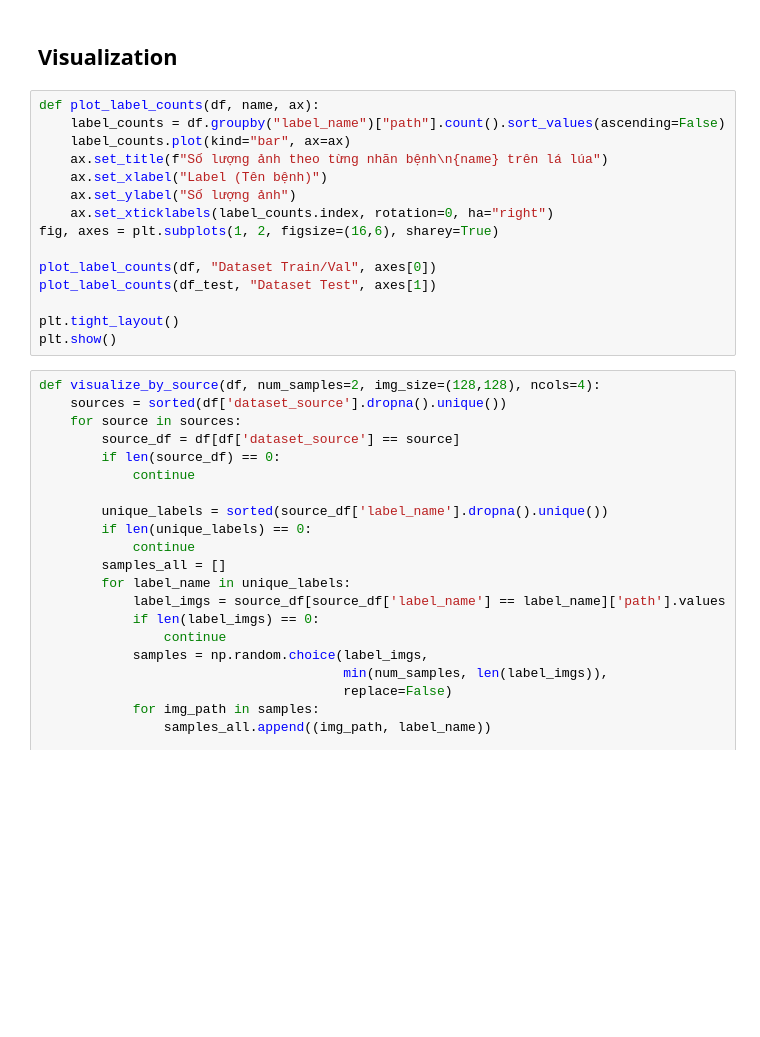
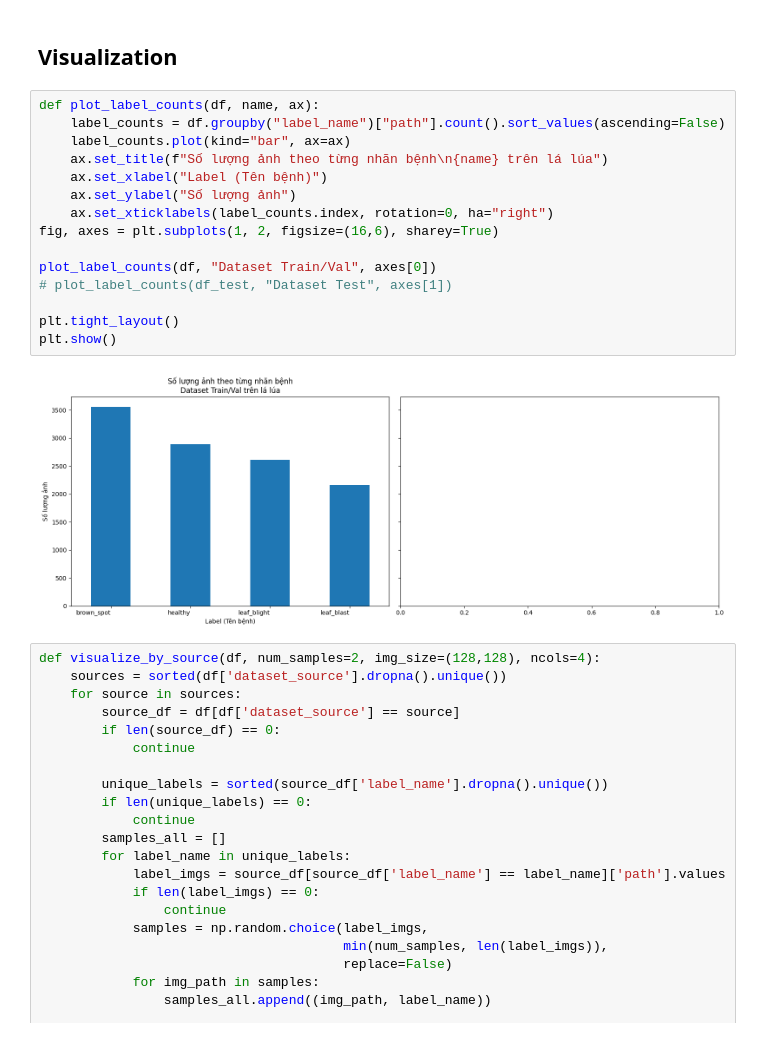
Before and after one commit to ngohongthong1832004/DEEP-learning, a Jupyter notebook: tk1/train/iuh-deeplearning-GK.ipynb, the cells around one changed output. Drawn from its saved outputs; the diff is of its cells as text; blank space fills up the shorter version.

```diff
--- a/tk1/train/iuh-deeplearning-GK.ipynb
+++ b/tk1/train/iuh-deeplearning-GK.ipynb
@@ -206,18 +287,20 @@ print(df.groupby(["dataset_source", "label_name"]).size())
 # %%
 def plot_label_counts(df, name, ax):
     label_counts = df.groupby("label_name")["path"].count().sort_values(ascending=False)
     label_counts.plot(kind="bar", ax=ax)
     ax.set_title(f"Số lượng ảnh theo từng nhãn bệnh\n{name} trên lá lúa")
     ax.set_xlabel("Label (Tên bệnh)")
     ax.set_ylabel("Số lượng ảnh")
     ax.set_xticklabels(label_counts.index, rotation=0, ha="right")
 fig, axes = plt.subplots(1, 2, figsize=(16,6), sharey=True)
 
 plot_label_counts(df, "Dataset Train/Val", axes[0])
-plot_label_counts(df_test, "Dataset Test", axes[1])
+# plot_label_counts(df_test, "Dataset Test", axes[1])
 
 plt.tight_layout()
 plt.show()
+# %% [output]
+[figure, added]
 # %%
 def visualize_by_source(df, num_samples=2, img_size=(128,128), ncols=4):
     sources = sorted(df['dataset_source'].dropna().unique())
```
Also changed, not shown: parts of 16 cells of this notebook, 11 other files.
